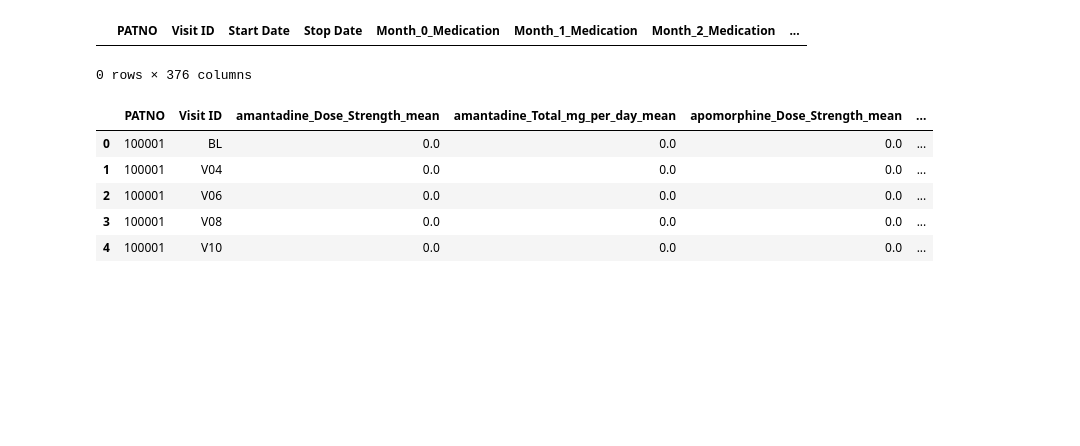
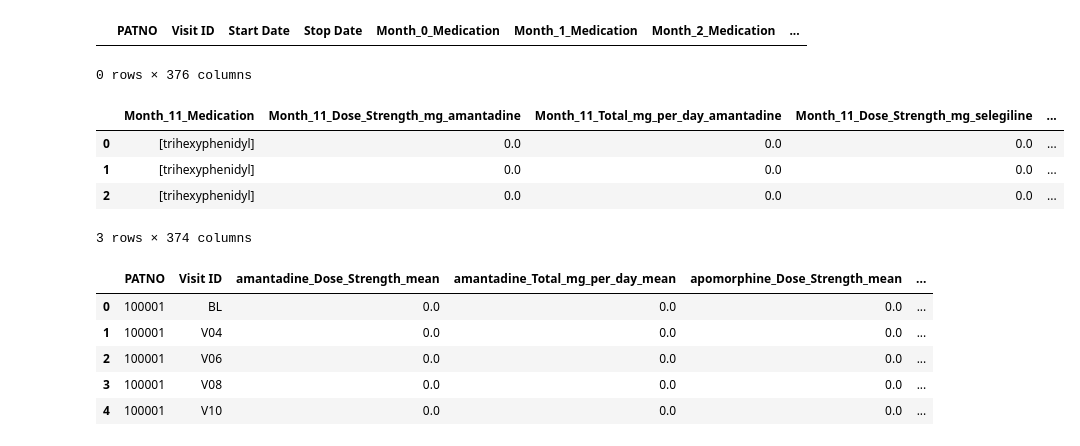
Before and after one commit to fserracrespi/PD_Project_UofL, a Jupyter notebook: PD_DATA/DATA_CLEANING_PD/MEDICAL_DATA.ipynb, the cells around one changed output. Drawn from its saved outputs; the diff is of its cells as text; code cells hidden in the pictures; blank space fills up the shorter version.

```diff
--- a/PD_DATA/DATA_CLEANING_PD/MEDICAL_DATA.ipynb
+++ b/PD_DATA/DATA_CLEANING_PD/MEDICAL_DATA.ipynb
@@ -981,6 +981,14 @@ LEDD_info[cols_med] = LEDD_info[cols_med].fillna("")
 
 # Imputar 0 en las demás columnas
 LEDD_info[cols_otros] = LEDD_info[cols_otros].fillna(0)
+# %%
+LEDD_info.head(3)
+# %% [output]
+|  | Month_11_Medication | Month_11_Dose_Strength_mg_amantadine | Month_11_Total_mg_per_day_amantadine | Month_11_Dose_Strength_mg_selegiline | ... |
+| 0 | [trihexyphenidyl] | 0.0 | 0.0 | 0.0 | ... |
+| 1 | [trihexyphenidyl] | 0.0 | 0.0 | 0.0 | ... |
+| 2 | [trihexyphenidyl] | 0.0 | 0.0 | 0.0 | ... |
+3 rows × 374 columns
 # %%
 # ----------------------------
 # IDENTIFICAR COLUMNAS CLAVE
```
Also changed, not shown: parts of 9 cells of this notebook, 12 other files.
